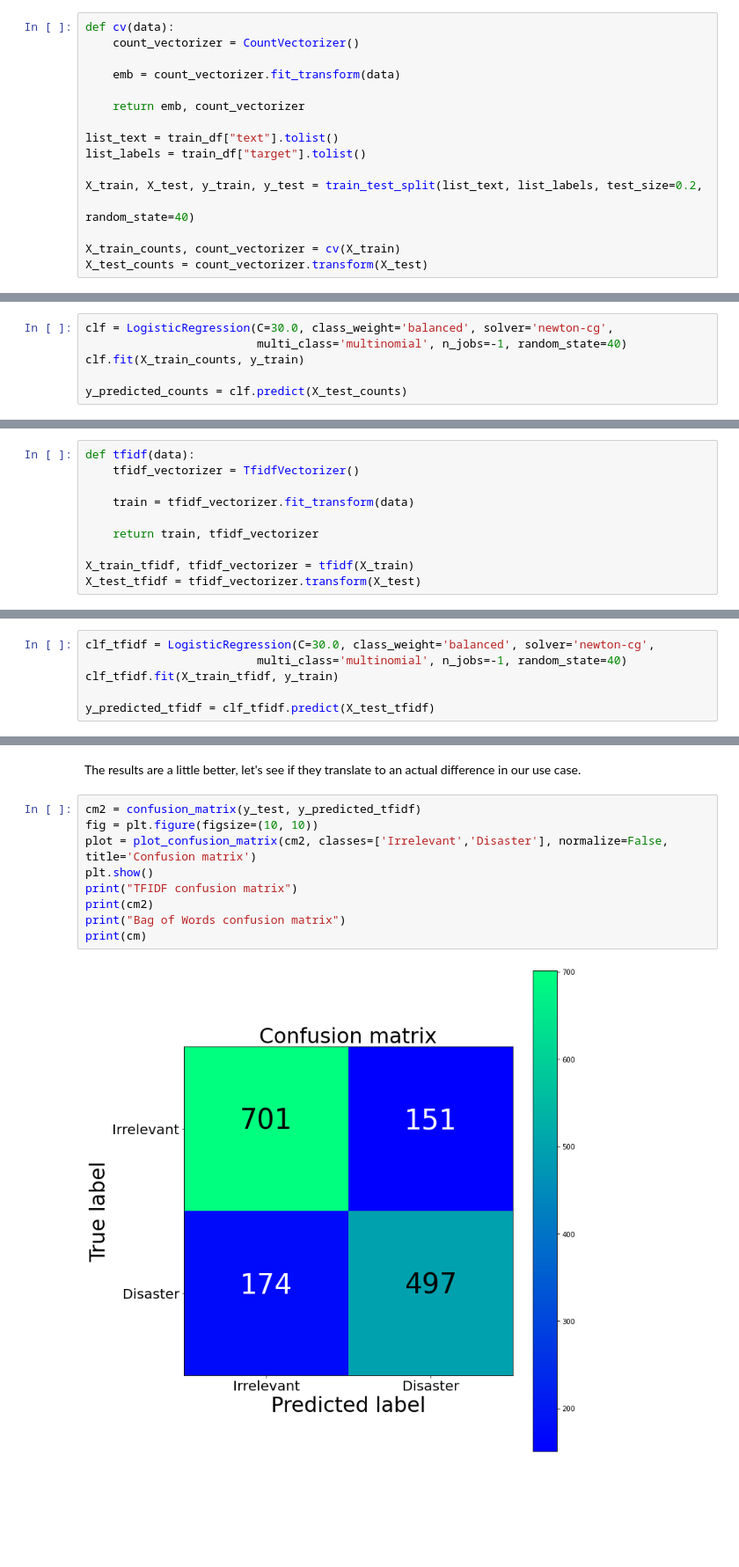
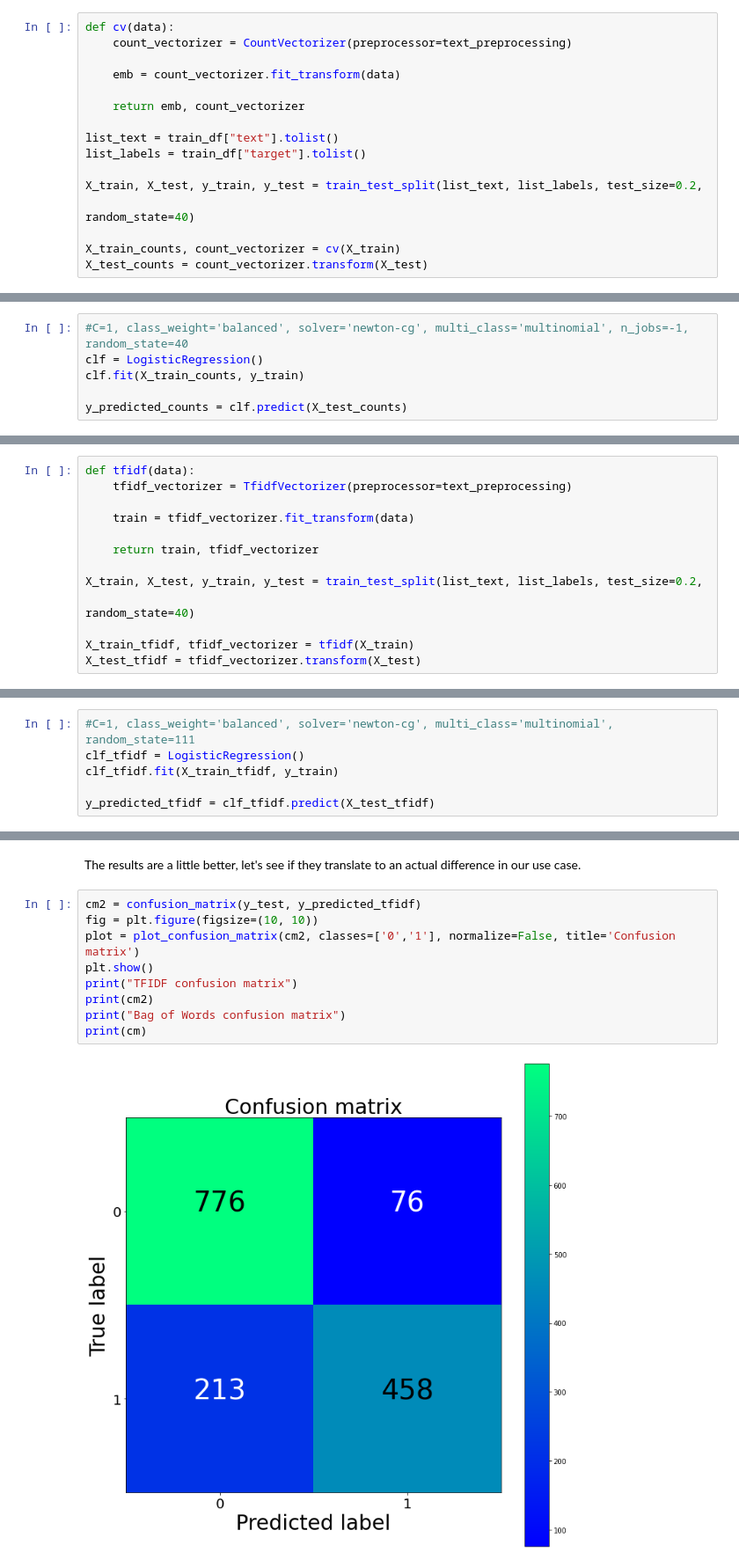
Before and after one commit to yassinhediger/fakenewsdetection, a Jupyter notebook: notebook/bigScale_proj2_sa.ipynb, the cells around one changed output, grey strips where cells are left out. Shown at 88% size. Drawn from its saved outputs; the diff is of its cells as text; blank space fills up the shorter version.

```diff
--- a/notebook/bigScale_proj2_sa.ipynb
+++ b/notebook/bigScale_proj2_sa.ipynb
@@ -302,7 +302,7 @@ The simplest approach we can start with is to use a bag of words model, and appl
 ### **Bags of words**
 # %%
 def cv(data):
-    count_vectorizer = CountVectorizer()
+    count_vectorizer = CountVectorizer(preprocessor=text_preprocessing)
 
     emb = count_vectorizer.fit_transform(data)
 
@@ -354,8 +354,8 @@ These embeddings don't look very cleanly separated. Let's see if we can still fi
 
 Starting with a logistic regression is a good idea. It is simple and easy to interpret.
 # %%
-clf = LogisticRegression(C=30.0, class_weight='balanced', solver='newton-cg',
-                         multi_class='multinomial', n_jobs=-1, random_state=40)
+#C=1, class_weight='balanced', solver='newton-cg', multi_class='multinomial', n_jobs=-1, random_state=40
+clf = LogisticRegression()
 clf.fit(X_train_counts, y_train)
 
 y_predicted_counts = clf.predict(X_test_counts)
@@ -435,12 +441,15 @@ print(cm)
 Let's try a slightly more subtle approach. On top of our bag of words model, we use a TF-IDF (Term Frequency, Inverse Document Frequency) which means weighing words by how frequent they are in our dataset, discounting words that are too frequent, as they just add to the noise.
 # %%
 def tfidf(data):
-    tfidf_vectorizer = TfidfVectorizer()
+    tfidf_vectorizer = TfidfVectorizer(preprocessor=text_preprocessing)
 
     train = tfidf_vectorizer.fit_transform(data)
 
     return train, tfidf_vectorizer
 
+X_train, X_test, y_train, y_test = train_test_split(list_text, list_labels, test_size=0.2,
+                                                                                random_state=40)
+
 X_train_tfidf, tfidf_vectorizer = tfidf(X_train)
 X_test_tfidf = tfidf_vectorizer.transform(X_test)
 # %%
@@ -452,8 +461,8 @@ plt.show()
 # %% [markdown]
 These embeddings look much more separated, let's see if it leads to better performance.
 # %%
-clf_tfidf = LogisticRegression(C=30.0, class_weight='balanced', solver='newton-cg',
-                         multi_class='multinomial', n_jobs=-1, random_state=40)
+#C=1, class_weight='balanced', solver='newton-cg', multi_class='multinomial', random_state=111
+clf_tfidf = LogisticRegression()
 clf_tfidf.fit(X_train_tfidf, y_train)
 
 y_predicted_tfidf = clf_tfidf.predict(X_test_tfidf)
@@ -467,12 +476,12 @@ The results are a little better, let's see if they translate to an actual differ
 # %%
 cm2 = confusion_matrix(y_test, y_predicted_tfidf)
 fig = plt.figure(figsize=(10, 10))
-plot = plot_confusion_matrix(cm2, classes=['Irrelevant','Disaster'], normalize=False, title='Confusion matrix')
+plot = plot_confusion_matrix(cm2, classes=['0','1'], normalize=False, title='Confusion matrix')
 plt.show()
 print("TFIDF confusion matrix")
 print(cm2)
 print("Bag of Words confusion matrix")
 print(cm)
 # %% [output]
-[figure, old version]
+[figure, new version]
 TFIDF confusion matrix
```
Also changed, not shown: parts of 26 cells of this notebook.
